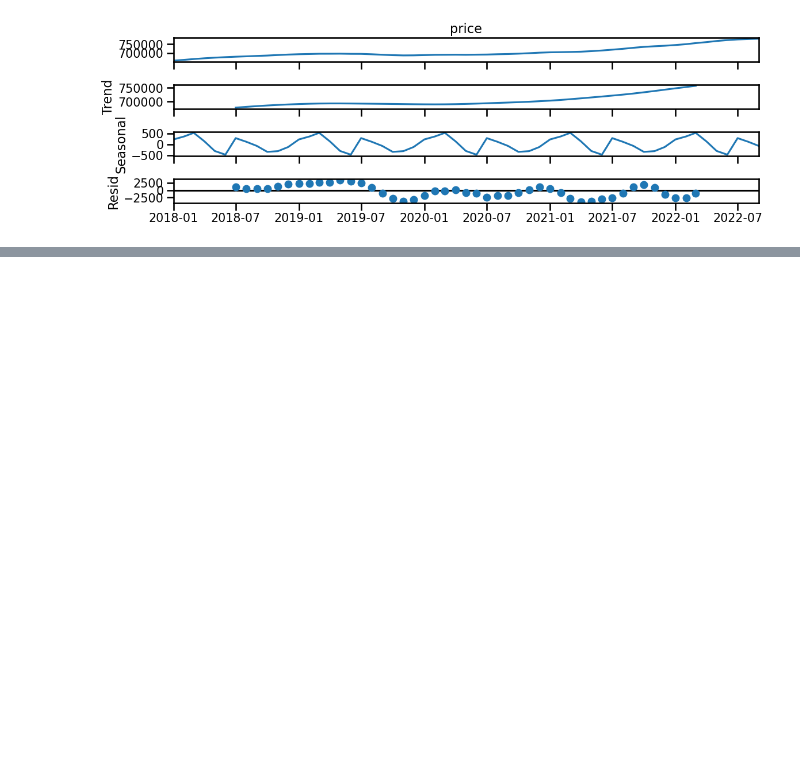
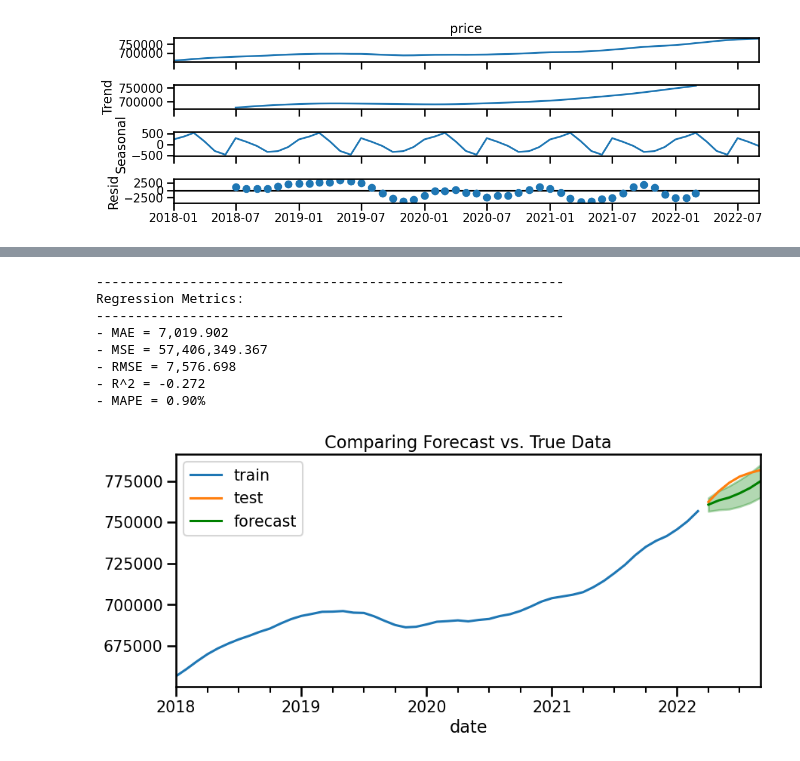
Before and after one commit to Lidivinekeng/Timeserieforecasting, a Jupyter notebook: Gridsearch SARIMA Models (Core).ipynb, the cells around one changed output, grey strips where cells are left out. Saved outputs shown, nothing was run; the diff lists cells and outputs as text; code cells hidden in the pictures; blank space fills up the shorter version.

```diff
--- a/Gridsearch SARIMA Models (Core).ipynb
+++ b/Gridsearch SARIMA Models (Core).ipynb
@@ -307,0 +353,17 @@ ax.legend();
+# %%
+# Obtain forecast as a dataframe with confidence intervals
+forecast_df = sarima.get_forecast(steps=len(test)).summary_frame()
+# Call the custom function to plot the forecasts with confidence intervals and true values
+plot_forecast(train, test, forecast_df);
+# Obtain metrics
+regression_metrics_ts(test, forecast_df['mean'])
+# %% [output]
+------------------------------------------------------------
+Regression Metrics:
+------------------------------------------------------------
+- MAE = 7,019.902
+- MSE = 57,406,349.367
+- RMSE = 7,576.698
+- R^2 = -0.272
+- MAPE = 0.90%
+[figure, added]
```
Also changed, not shown: parts of 39 cells of this notebook.
